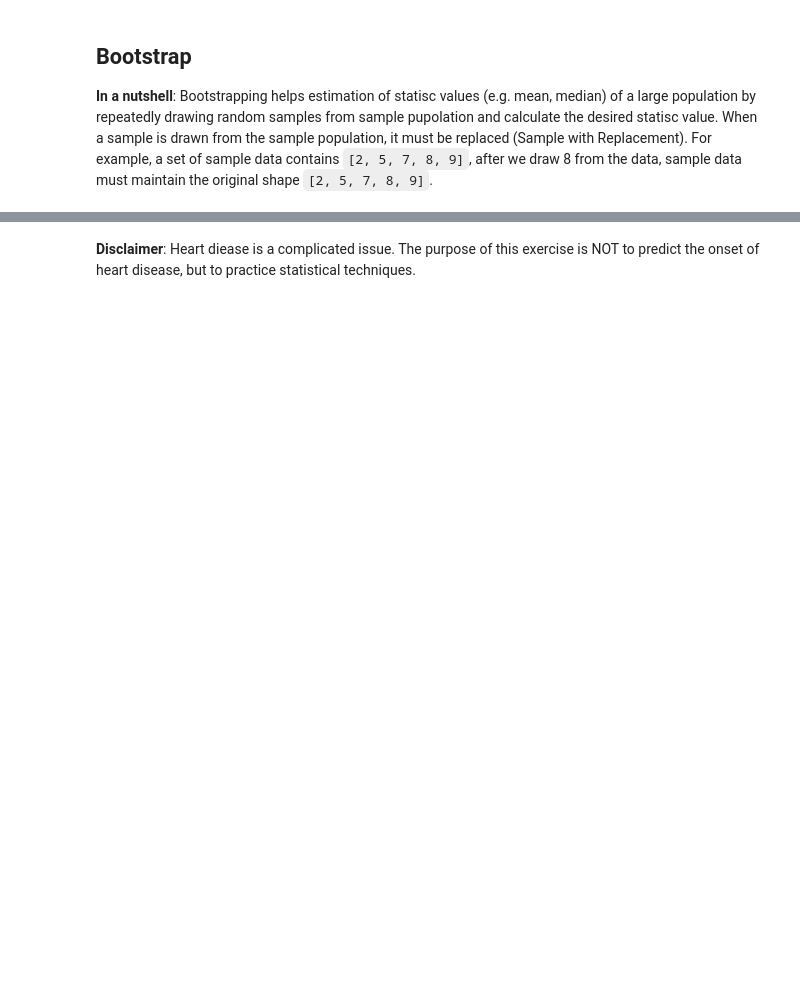
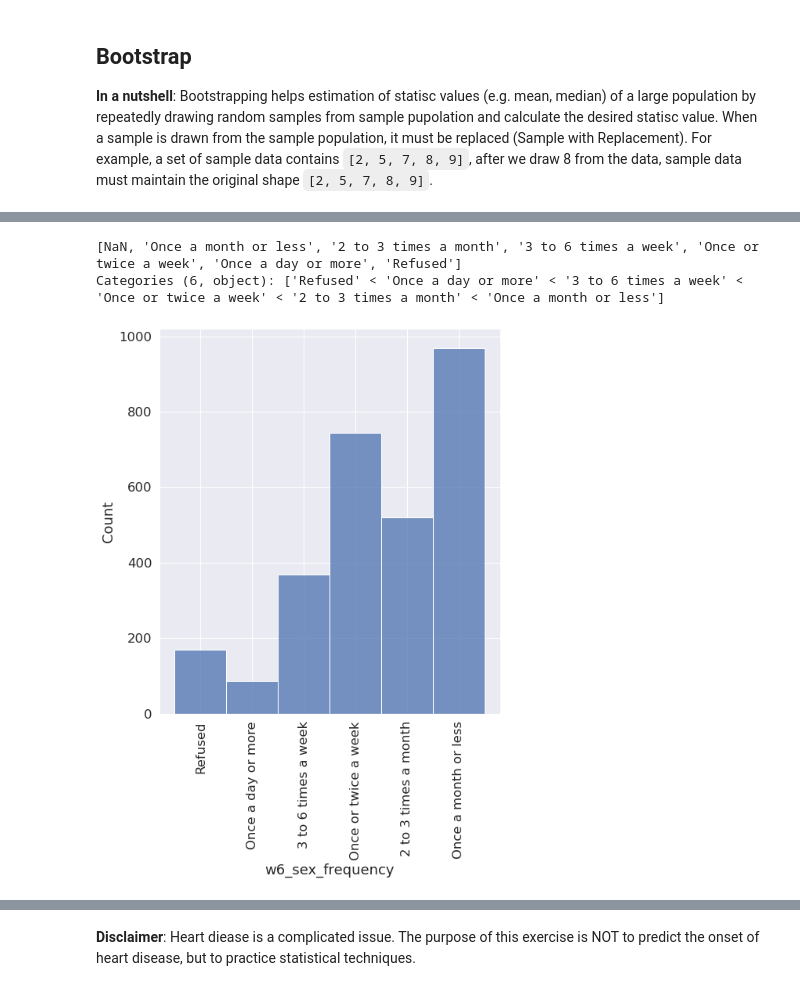
Before and after one commit to ml3ngineer/sampling_with_replacement, a Jupyter notebook: bootstrap/example.ipynb, the cells around one changed output, grey strips where cells are left out. Cells and saved outputs as stored; diff of their text form; code cells hidden in the pictures; blank space fills up the shorter version.

```diff
--- a/bootstrap/example.ipynb
+++ b/bootstrap/example.ipynb
@@ -9,3 +9,5 @@ import pandas as pd
 # Libraries for drawing graph
 import seaborn as sns
 import matplotlib.pyplot as plt
+# %%
+couple_df = pd.read_stata('./couple.dta')
@@ -12 +68,12 @@ import matplotlib.pyplot as plt
+# %%
+couple_df['w6_sex_frequency'].unique()
+# %% [output]
+[NaN, 'Once a month or less', '2 to 3 times a month', '3 to 6 times a week', 'Once or twice a week', 'Once a day or more', 'Refused']
+Categories (6, object): ['Refused' < 'Once a day or more' < '3 to 6 times a week' < 'Once or twice a week' < '2 to 3 times a month' < 'Once a month or less']
+# %%
+sns.set(font_scale=1.5)
+sns.displot(data=couple_df, x="w6_sex_frequency", height=8)
+plt.tick_params(axis='x', rotation=90)
+# %% [output]
+[figure, added]
 # %%
```
Also changed, not shown: parts of 18 cells of this notebook, 3 other files.
